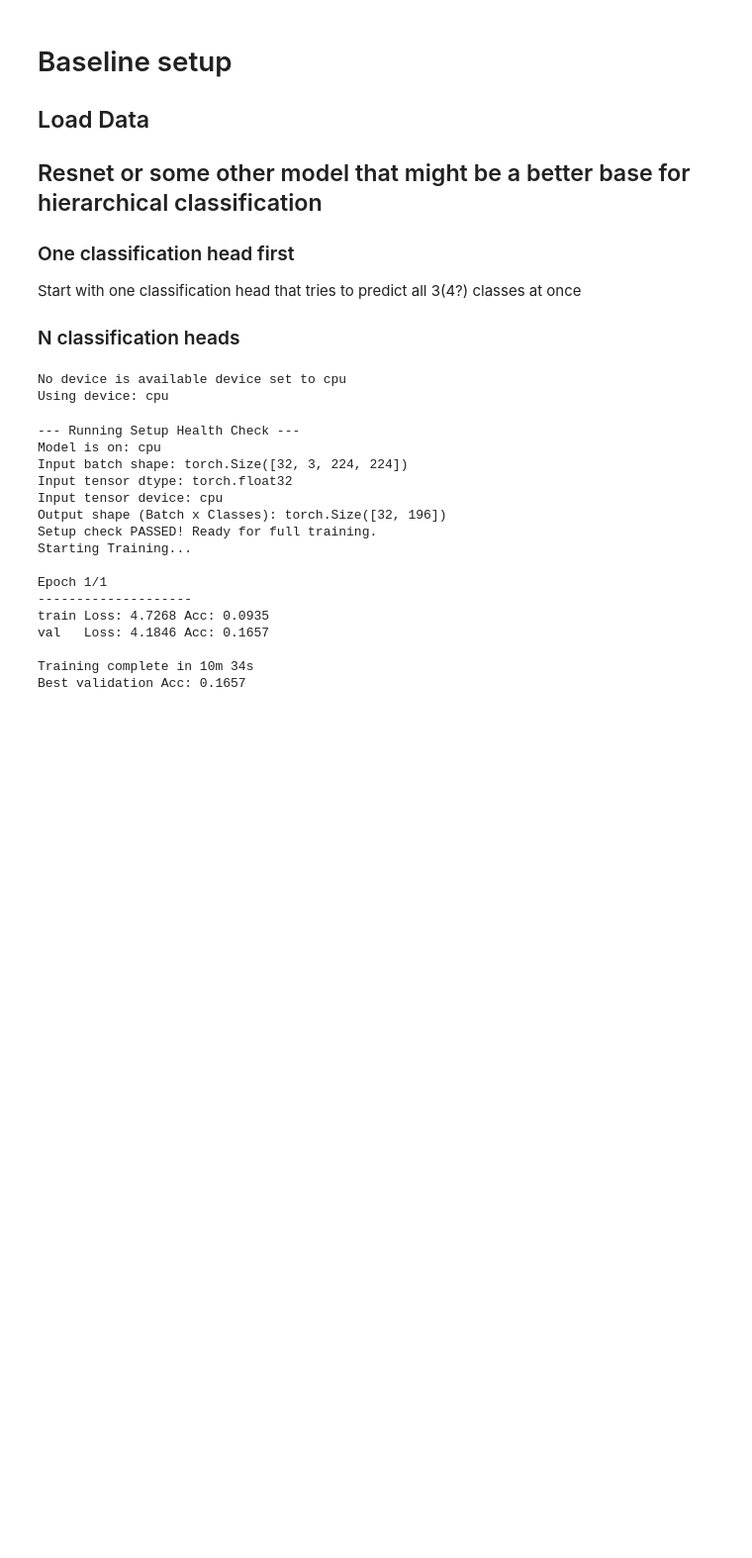
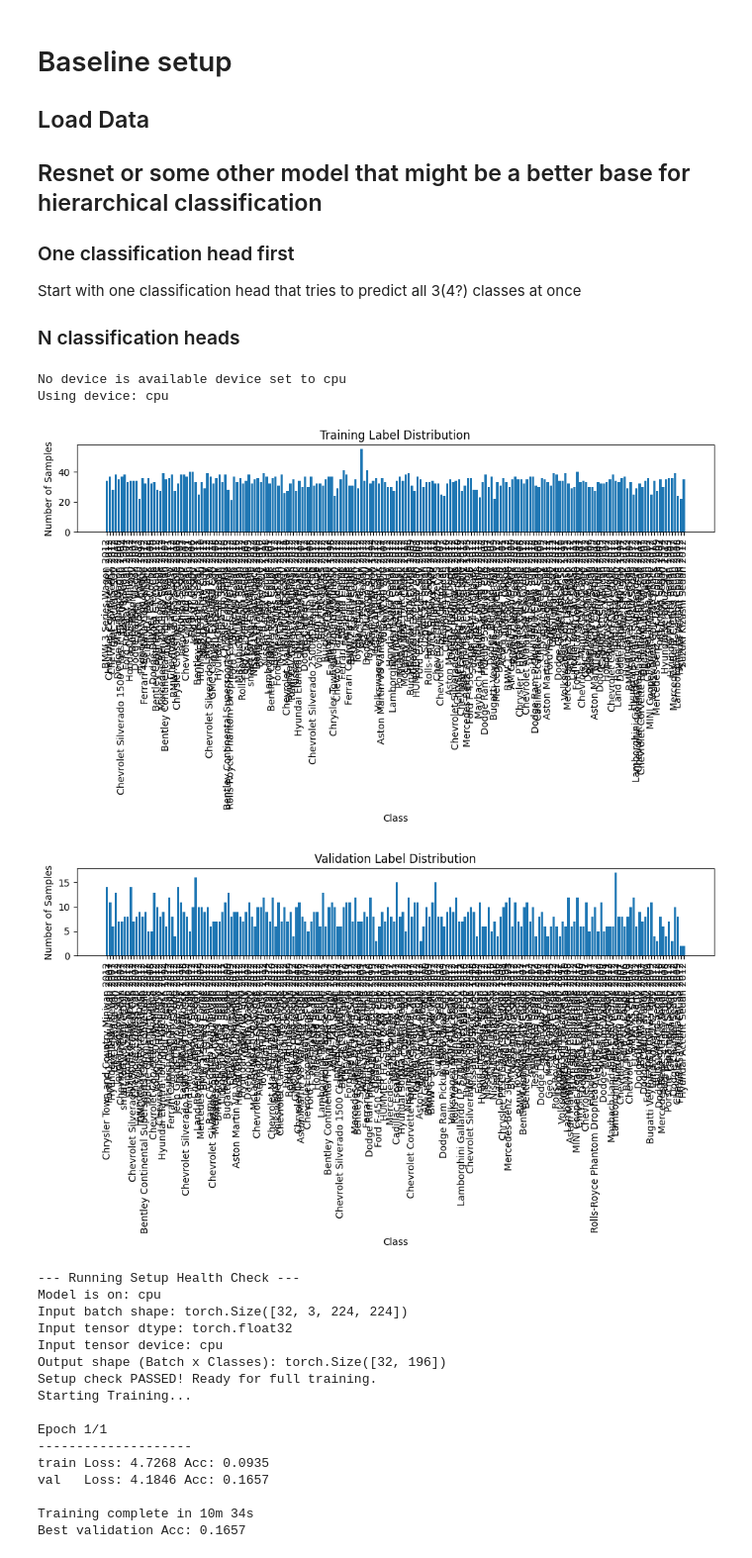
Before and after one commit to fannarfreyr/Hierarchical-Vehicle-Classification-Group-44, a Jupyter notebook: main.ipynb, the cells around one changed output. Shown at 99% size. Saved outputs shown, nothing was run; the diff lists cells and outputs as text; code cells hidden in the pictures; blank space fills up the shorter version.

Commit message:
changes to creating the splits (stratified sampling for even label distribution) and plotting the label distribution

```diff
--- a/main.ipynb
+++ b/main.ipynb
@@ -87,6 +101,57 @@ try:
 except FileNotFoundError as e:
     print(f"\n[ERROR] Data not found. Please check your DATA_ROOT path: {DATA_ROOT}")
     print("Ensure you have 'train' and 'test' subdirectories with images inside.")
+# %%
+# --- CHECK IF LABELS ARE BALANCED ---
+
+from collections import Counter
+import matplotlib.pyplot as plt
+
+# TRAINING DATASET
+# Get the labels from the training dataset
+train_labels = [label for _, label in train_dataset]
+
+# Count the occurrences of each class label
+train_label_counts = Counter(train_labels)
+
+# Get class names corresponding to the indices
+class_names = [idx_to_class[class_idx] for class_idx in train_label_counts.keys()]
+counts = list(train_label_counts.values())
+
+# Plot the distribution
+plt.figure(figsize=(10, 6))
+plt.bar(class_names, counts)
+plt.xlabel('Class')
+plt.ylabel('Number of Samples')
+plt.title('Training Label Distribution')
+plt.xticks(rotation=90)
+plt.tight_layout()
+plt.show()
+
+
+# VALIDATION DATASET
+# Get the labels from the validation dataset
+val_labels = [label for _, label in val_dataset]
+
+# Count the occurrences of each class label
+val_label_counts = Counter(val_labels)
+
+# Get class names corresponding to the indices
+val_class_names = [idx_to_class[class_idx] for class_idx in val_label_counts.keys()]
+val_counts = list(val_label_counts.values())
+
+# Plot the distribution
+plt.figure(figsize=(10, 6))
+plt.bar(val_class_names, val_counts)
+plt.xlabel('Class')
+plt.ylabel('Number of Samples')
+plt.title('Validation Label Distribution')
+plt.xticks(rotation=90)
+plt.tight_layout()
+plt.show()
+# %% [output]
+[figure, added]
+[figure, added]
 # %%
 # --- MODEL SETUP (ResNet-50 Feature Extractor) ---
 
```
Also changed, not shown: parts of 1 cell of this notebook.
